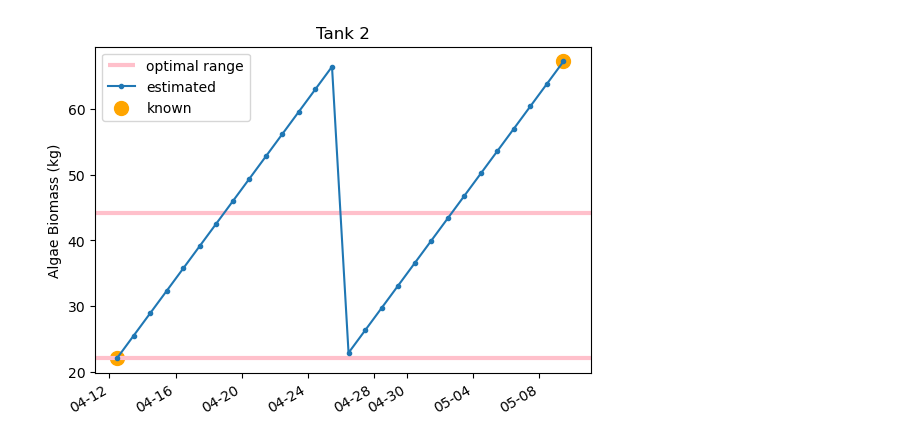
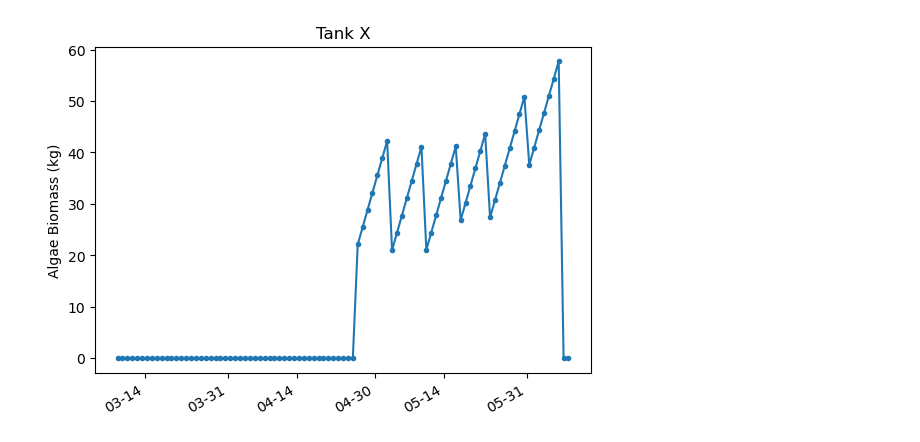
Before and after one commit to wFairmanOlin/Biomass, a Jupyter notebook: data/harvest_process.ipynb, the cells around one changed output. Saved outputs shown, nothing was run; the diff lists cells and outputs as text; code cells hidden in the pictures.

Commit message:
updated harvest data and improved harvest processing tool

```diff
--- a/data/harvest_process.ipynb
+++ b/data/harvest_process.ipynb
@@ -48,20 +20,0 @@ print(mass_per_day)
-# %%
-start_date = restocks[-1].astype(datetime) + timedelta(hours=11)
-end_date = empties[-1].astype(datetime) + timedelta(hours=11)
-
-date_range = [start_date + timedelta(hours=24*i) for i in range(days + 1)]
-
-algae_mass = np.zeros(len(date_range))
-algae_mass[0] = start_mass
-algae_mass[-1] = end_mass
-
-for i in range(len(date_range) - 1):
-   day_vals = sub_df[(date_range[i] - sub_df.datetime) == np.timedelta64(11, 'h')]
-   removed = day_vals.removed.values
-   if (i > 0):
-      algae_mass[i] = algae_mass[i-1] + mass_per_day
-      if removed.any():
-         algae_mass[i] -= removed[0]
-
-for i in range(len(date_range)):
-   print(date_range[i], algae_mass[i])
@@ -86,26 +78,23 @@ for i in range(len(date_range)):
 # %%
-# Set date format for x-axis labels
-date_fmt = '%m-%d'
-# Use DateFormatter to set the data to the correct format.
-date_formatter = mdates.DateFormatter(date_fmt, tz=(pytz.timezone("US/Eastern")))
+start_date = datetime(2023, 3, 9, 11, 0)
+end_date = datetime(2023, 6, 8, 11, 0)
+days = (end_date - start_date).days
+date_range = [start_date + timedelta(hours=24*i) for i in range(days + 2)]
+algae_mass = get_algae_mass(start_date, end_date, 8)
 
-
-lower = datetime(2023, 4, 11, hour=23)
+lower = datetime(2023, 4, 9, hour=23)
 lower = pytz.timezone("US/Eastern").localize(lower)
-upper = datetime(2023, 5, 11, hour=23)
+upper = datetime(2023, 6, 8, hour=23)
 upper = pytz.timezone("US/Eastern").localize(upper)
 
 plt.figure()
-plt.hlines([22.11, 44.22], 19_000, 20_000, color='pink', linewidth=3)
 plt.plot(date_range, algae_mass, marker='.')
-plt.scatter([date_range[0], date_range[-1]], [algae_mass[0], algae_mass[-1]], s=100, color='orange')
-plt.legend(['optimal range','estimated', 'known', ])
 plt.gcf().autofmt_xdate()
 plt.gca().xaxis.set_major_formatter(date_formatter)
 
 plt.ylabel("Algae Biomass (kg)")
-plt.title("Tank 2")
-plt.xlim(lower, upper)
-plt.savefig("harvest_data_2.png")
+plt.title("Tank X")
+# plt.xlim(lower, upper)
+# plt.ylim(, 70)
 plt.show()
 # %% [output]
@@ -112 +103 @@ plt.show()
-[figure, old version]
+[figure, new version]
```
Also changed, not shown: parts of 8 cells of this notebook, 12 other files.
